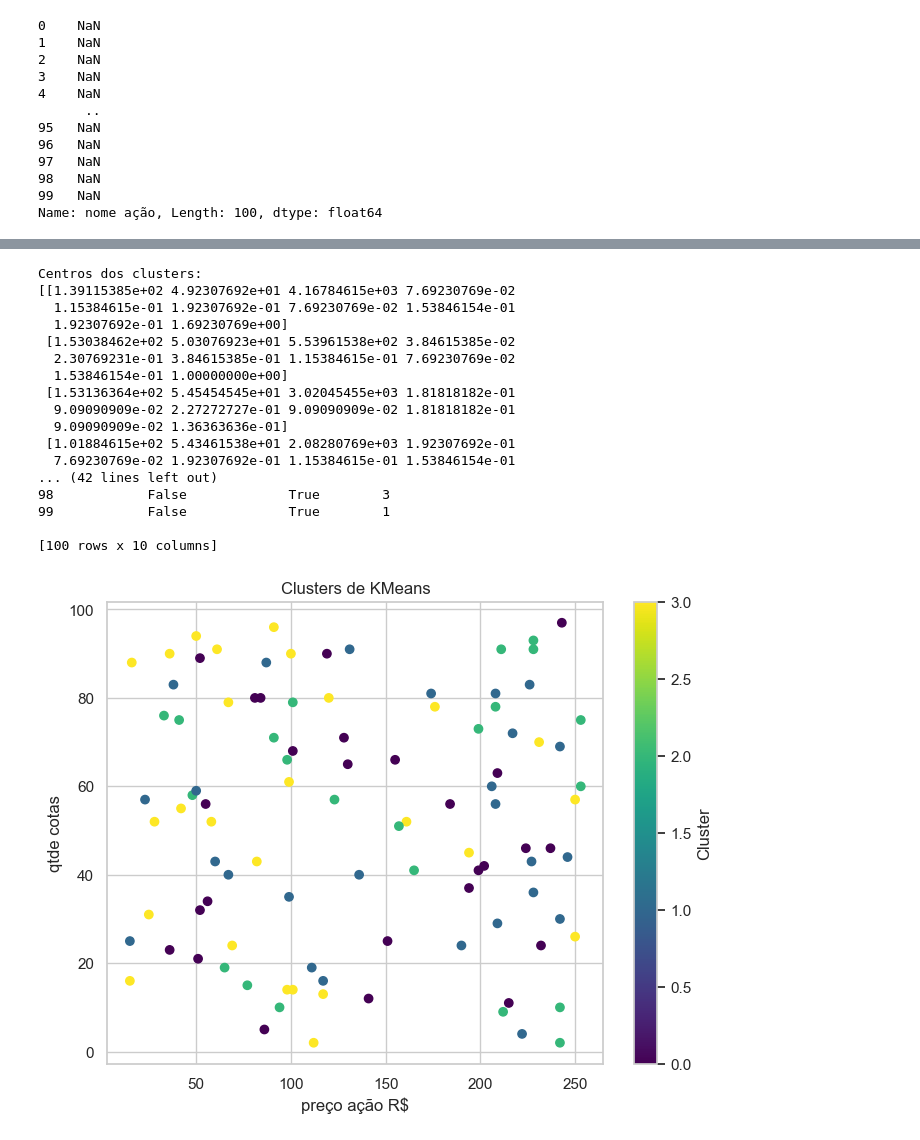
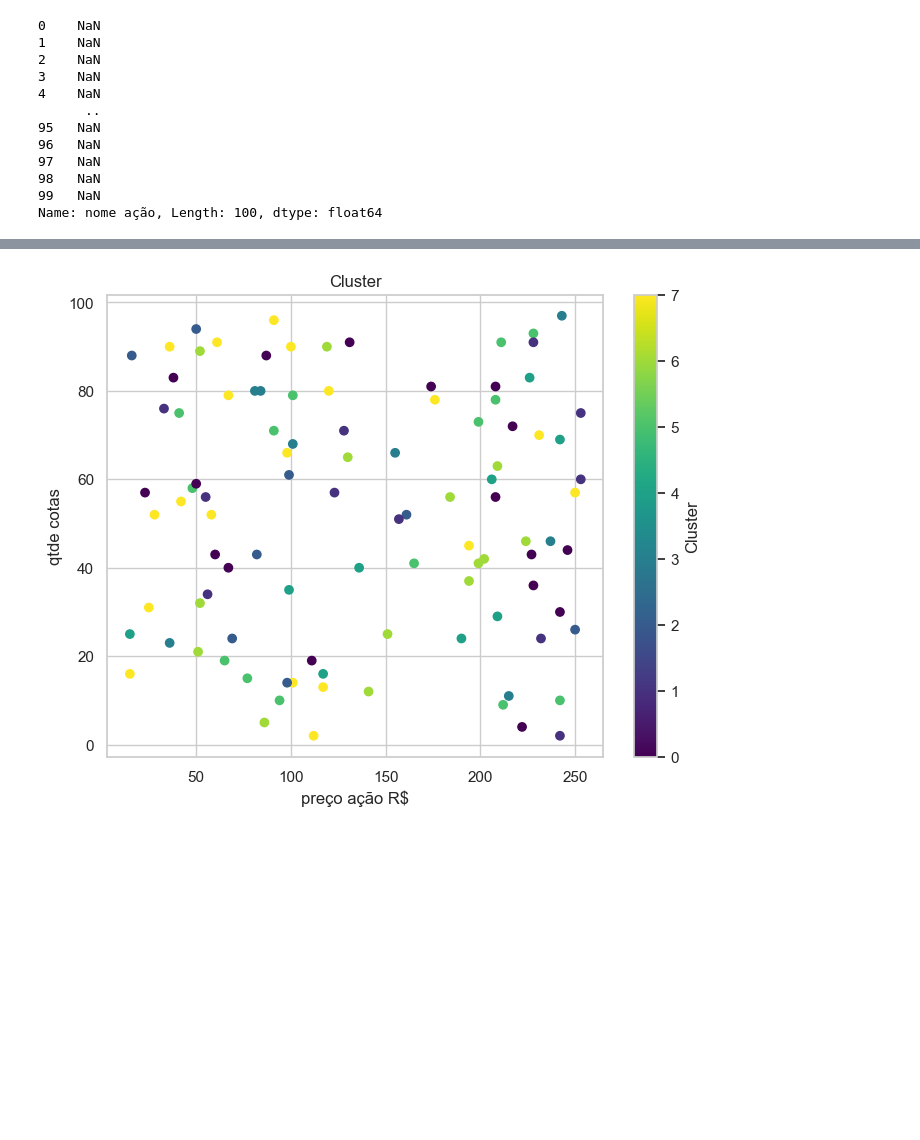
Before and after one commit to Isadorq/IABD---Exemplo-aula-2, a Jupyter notebook: somativa 25.11/somativa.ipynb, the cells around one changed output, grey strips where cells are left out. Drawn from its saved outputs; the diff is of its cells as text; code cells hidden in the pictures; blank space fills up the shorter version.

```diff
--- a/somativa 25.11/somativa.ipynb
+++ b/somativa 25.11/somativa.ipynb
@@ -175,54 +132,18 @@ Rótulos dos clusters:
 # %%
 if df_cleaned.shape[1] >= 2:
 
-    kmeans = KMeans(n_clusters=4)
+    # kmeans = KMeans(n_clusters=4)
+    # kmeans = KMeans(n_clusters=5)
+    kmeans = KMeans(n_clusters=8)
     kmeans.fit(df_cleaned)
-
-    print("Centros dos clusters:")
-    print(kmeans.cluster_centers_)
-
-    print("Rótulos dos clusters:")
-    print(kmeans.labels_)
-
     df_cleaned['Cluster'] = kmeans.labels_
-
-    print("DataFrame com os rótulos dos clusters:")
-    print(df_cleaned)
 
     plt.figure(figsize=(8, 6))
     plt.scatter(df_cleaned.iloc[:, 0], df_cleaned.iloc[:, 1], c=kmeans.labels_, cmap='viridis')
     plt.xlabel(df_cleaned.columns[0])
     plt.ylabel(df_cleaned.columns[1])
-    plt.title('Clusters de KMeans')
+    plt.title('Cluster')
     plt.colorbar(label='Cluster')
     plt.show()
-
-    pca = PCA(n_components=2)
-    df_pca = pca.fit_transform(df_cleaned)
-
-    plt.figure(figsize=(8, 6))
-    plt.scatter(df_pca[:, 0], df_pca[:, 1], c=kmeans.labels_, cmap='viridis')
-    plt.xlabel('Componente Principal 1')
-    plt.ylabel('Componente Principal 2')
-    plt.title('Clusters após PCA')
-    plt.colorbar(label='Cluster')
-    plt.show()
 # %% [output]
-Centros dos clusters:
-[[1.39115385e+02 4.92307692e+01 4.16784615e+03 7.69230769e-02
-  1.15384615e-01 1.92307692e-01 7.69230769e-02 1.53846154e-01
-  1.92307692e-01 1.69230769e+00]
- [1.53038462e+02 5.03076923e+01 5.53961538e+02 3.84615385e-02
-  2.30769231e-01 3.84615385e-01 1.15384615e-01 7.69230769e-02
-  1.53846154e-01 1.00000000e+00]
- [1.53136364e+02 5.45454545e+01 3.02045455e+03 1.81818182e-01
-  9.09090909e-02 2.27272727e-01 9.09090909e-02 1.81818182e-01
-  9.09090909e-02 1.36363636e-01]
- [1.01884615e+02 5.43461538e+01 2.08280769e+03 1.92307692e-01
-  7.69230769e-02 1.92307692e-01 1.15384615e-01 1.53846154e-01
-... (42 lines left out)
-98            False             True        3
-99            False             True        1
-
-[100 rows x 10 columns]
-[figure, old version]
+[figure, new version]
```
Also changed, not shown: parts of 7 cells of this notebook.
